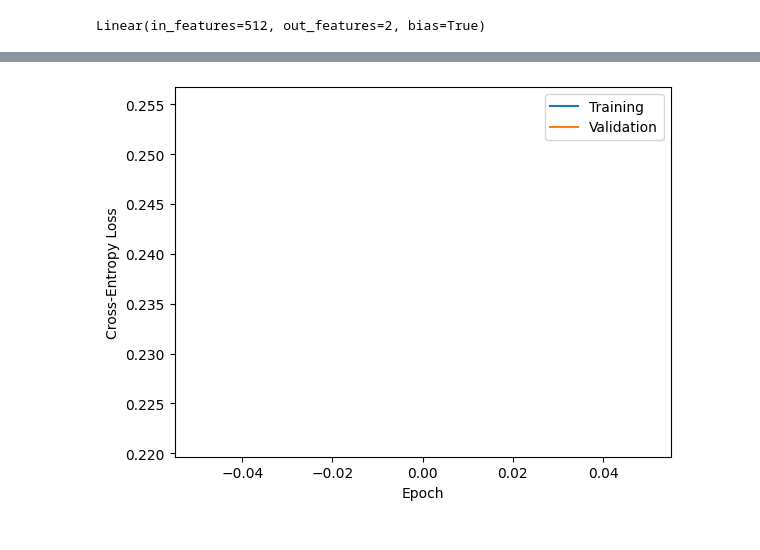
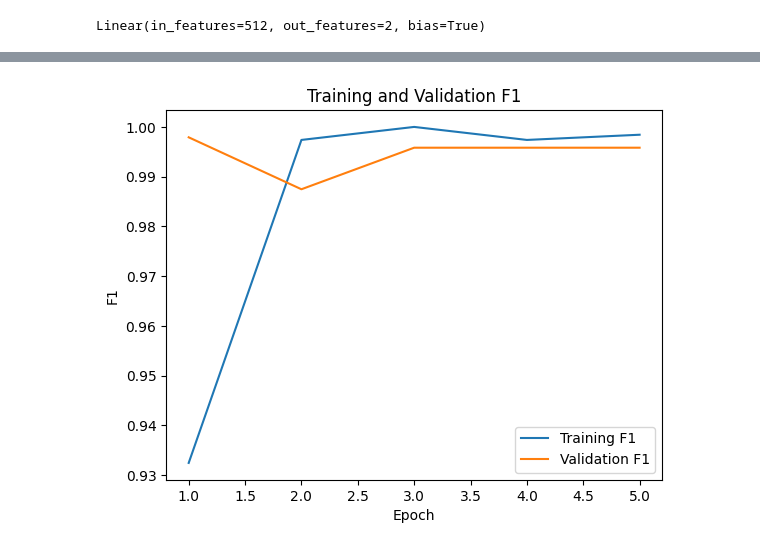
Before and after one commit to capg2002/VlqhXcpXT47ch1qN, a Jupyter notebook: monreader.ipynb, the cells around one changed output, grey strips where cells are left out. Saved outputs shown, nothing was run; the diff lists cells and outputs as text; code cells hidden in the pictures.

```diff
--- a/monreader.ipynb
+++ b/monreader.ipynb
@@ -258,16 +235,21 @@ val_loader = DataLoader(
 
 criterion = nn.CrossEntropyLoss()
 # %%
-optimizer = torch.optim.Adam(
-    model.fc.parameters(),
-    lr=0.001)
+# AdaM optimizer object to only update model.fc, with conservative learning rate of 0.001.
 
+optimizer = torch.optim.Adam([
+    {"params": model.layer4.parameters(), "lr": 0.0001},
+    {"params": model.fc.parameters(), "lr": 0.001}])
 
+# Since running on Mac and Windows, checks for MPS, GPU, or CPU access to optimize batched learning
 if torch.backends.mps.is_available():
     device = torch.device("mps")
+elif torch.cuda.is_available():
+    device = torch.device("cuda")
 else:
     device = torch.device("cpu")
 
+# Transfer model to chosen device
 model = model.to(device)
 
 print(device)
@@ -357,5 +428,16 @@ Epoch 10/10 | Train Loss: 0.2213 | Train Acc: 0.928 | Val Loss: 0.2550 | Val Acc
 # %%
-train_losses = []
-val_losses = []
-train_accuracies = []
-val_accuracies = []
+epochs = range(1, len(train_losses) + 1)
+
+
+## Plotting loss per epoch
+plt.figure()
+
+plt.plot(epochs, train_losses, label="Training Loss")
+plt.plot(epochs, val_losses, label="Validation Loss")
+
+plt.xlabel("Epoch")
+plt.ylabel("Loss")
+plt.title("Training and Validation Loss")
+
+plt.legend()
+plt.show()
@@ -369,4 +461,15 @@ val_accuracies.append(val_accuracy)
 # %%
-# Find out how to plot the loss and accuracy.
+## Plotting F1 over time
+plt.figure()
+
+plt.plot(epochs, train_f1s, label="Training F1")
+plt.plot(epochs, val_f1s, label="Validation F1")
+
+plt.xlabel("Epoch")
+plt.ylabel("F1")
+plt.title("Training and Validation F1")
+
+plt.legend()
+plt.show()
 # %% [output]
-[figure, old version]
+[figure, new version]
```
Also changed, not shown: parts of 17 cells of this notebook, 2 other files.
